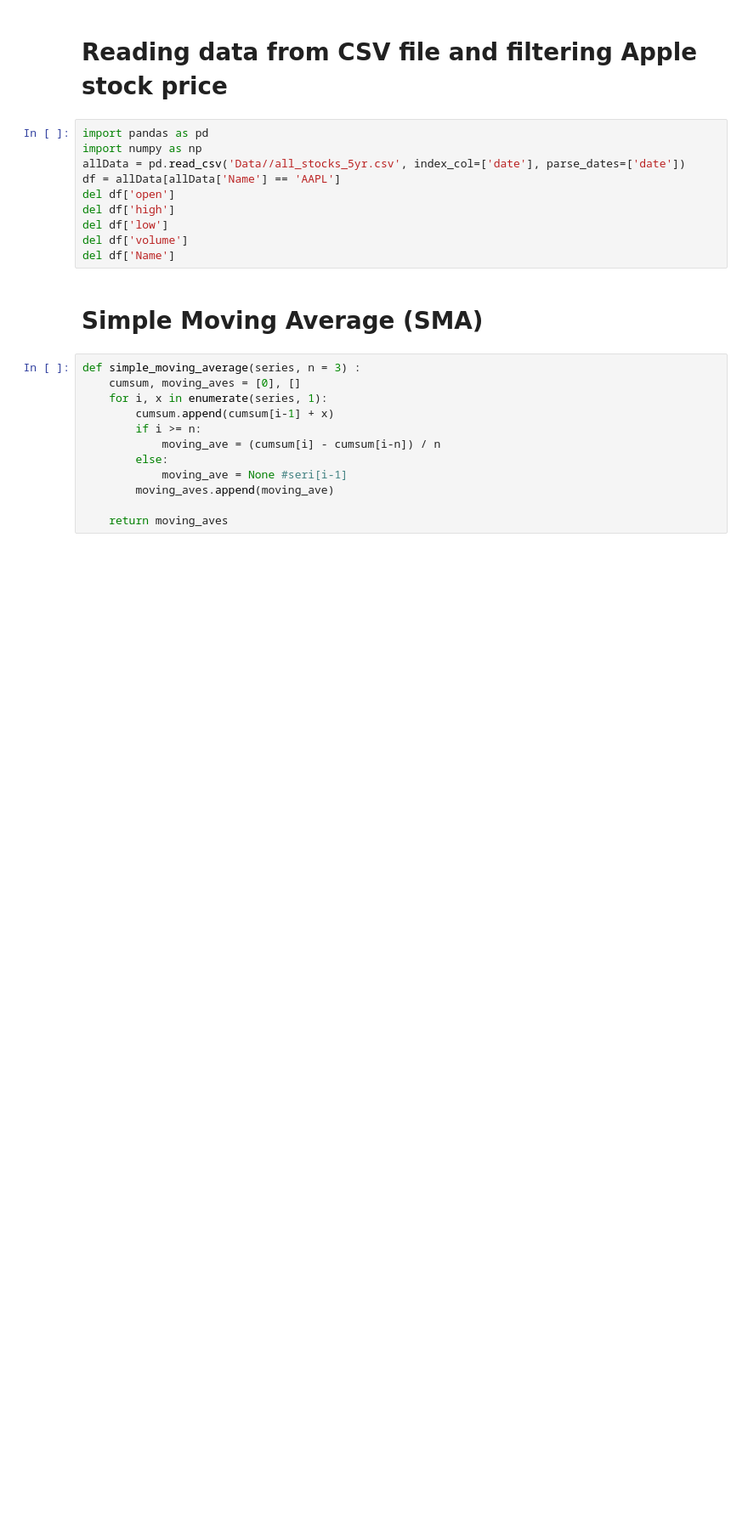
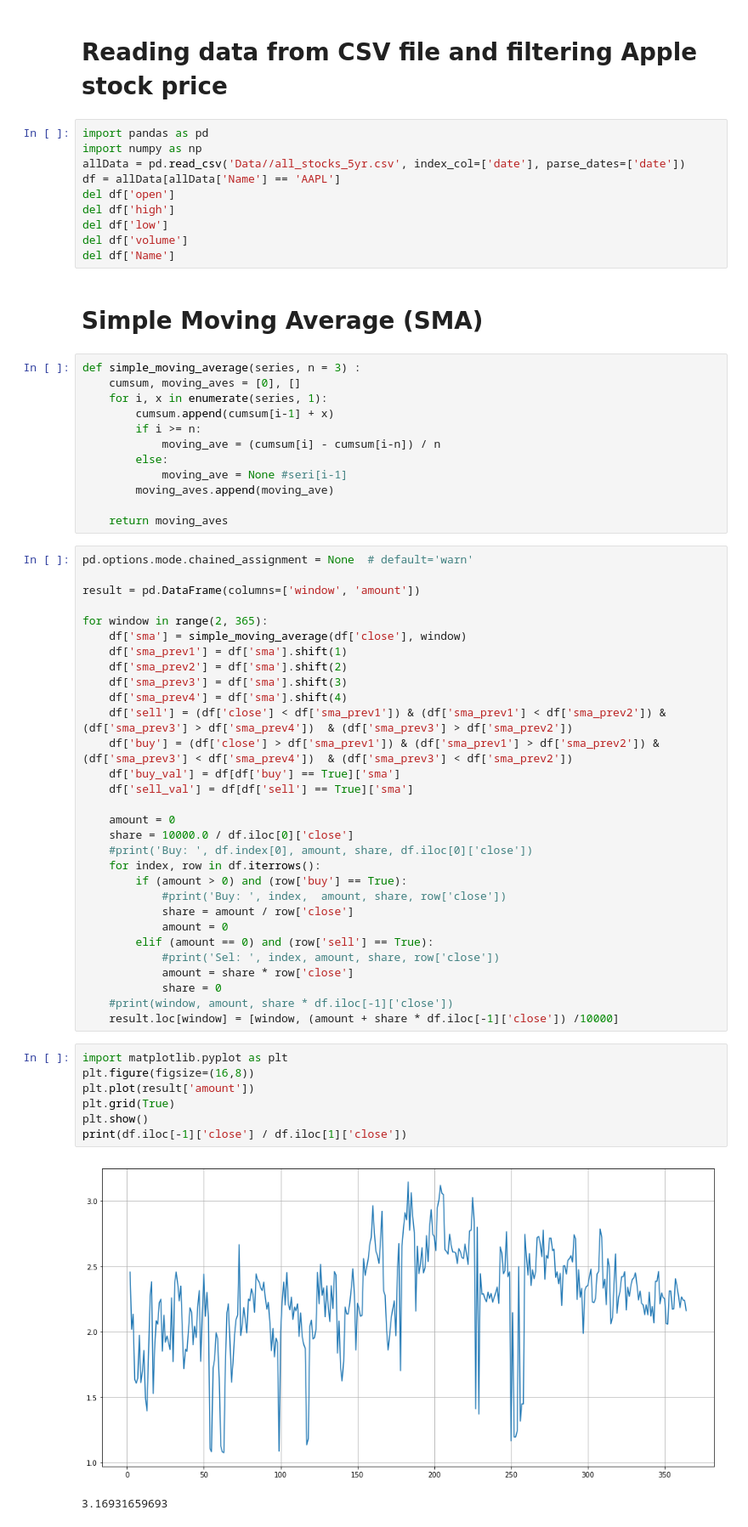
Before and after one commit to pournasserian/TimeSeries, a Jupyter notebook: 2-SimpleMovingAverage.ipynb, the cells around one changed output. Shown at 85% size. Saved outputs shown, nothing was run; the diff lists cells and outputs as text; blank space fills up the shorter version.

```diff
--- a/2-SimpleMovingAverage.ipynb
+++ b/2-SimpleMovingAverage.ipynb
@@ -24,5 +24,45 @@ def simple_moving_average(series, n = 3) :
         moving_aves.append(moving_ave)
 
     return moving_aves
+# %%
+pd.options.mode.chained_assignment = None  # default='warn'
+
+result = pd.DataFrame(columns=['window', 'amount'])
+
+for window in range(2, 365):
+    df['sma'] = simple_moving_average(df['close'], window)
+    df['sma_prev1'] = df['sma'].shift(1)
+    df['sma_prev2'] = df['sma'].shift(2)
+    df['sma_prev3'] = df['sma'].shift(3)
+    df['sma_prev4'] = df['sma'].shift(4)
+    df['sell'] = (df['close'] < df['sma_prev1']) & (df['sma_prev1'] < df['sma_prev2']) & (df['sma_prev3'] > df['sma_prev4'])  & (df['sma_prev3'] > df['sma_prev2'])
+    df['buy'] = (df['close'] > df['sma_prev1']) & (df['sma_prev1'] > df['sma_prev2']) & (df['sma_prev3'] < df['sma_prev4'])  & (df['sma_prev3'] < df['sma_prev2'])
+    df['buy_val'] = df[df['buy'] == True]['sma']
+    df['sell_val'] = df[df['sell'] == True]['sma']
+
+    amount = 0
+    share = 10000.0 / df.iloc[0]['close']
+    #print('Buy: ', df.index[0], amount, share, df.iloc[0]['close'])
+    for index, row in df.iterrows():
+        if (amount > 0) and (row['buy'] == True):
+            #print('Buy: ', index,  amount, share, row['close'])
+            share = amount / row['close']
+            amount = 0
+        elif (amount == 0) and (row['sell'] == True):
+            #print('Sel: ', index, amount, share, row['close'])
+            amount = share * row['close']
+            share = 0
+    #print(window, amount, share * df.iloc[-1]['close'])
+    result.loc[window] = [window, (amount + share * df.iloc[-1]['close']) /10000]
+# %%
+import matplotlib.pyplot as plt
+plt.figure(figsize=(16,8))
+plt.plot(result['amount'])
+plt.grid(True)
+plt.show()
+print(df.iloc[-1]['close'] / df.iloc[1]['close'])
+# %% [output]
+[figure, added]
+3.16931659693
 # %%
 pd.options.mode.chained_assignment = None  # default='warn'
```
Also changed, not shown: parts of 4 cells of this notebook, 1 other file.
